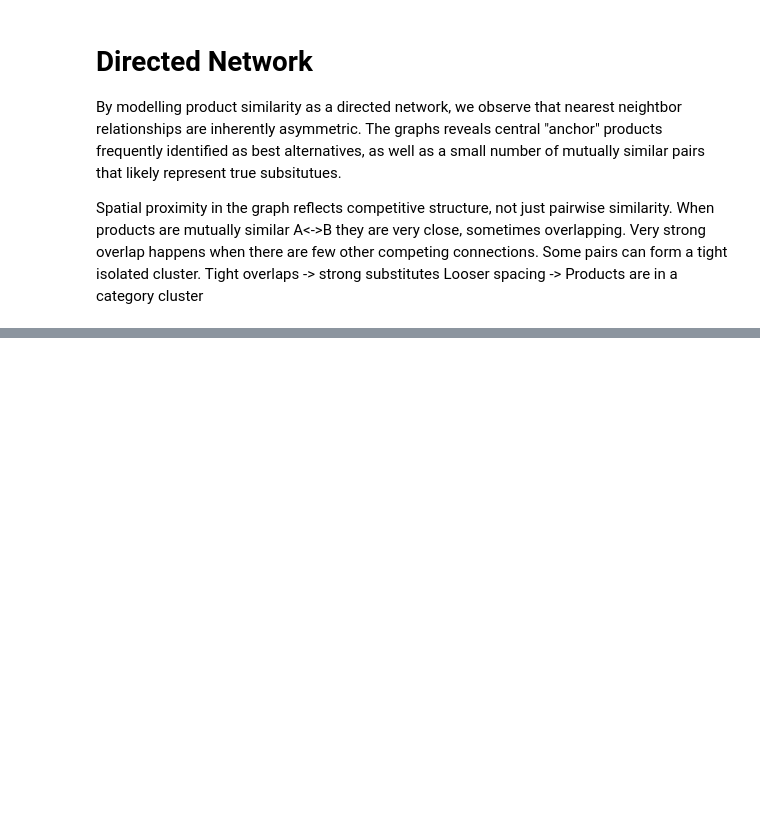
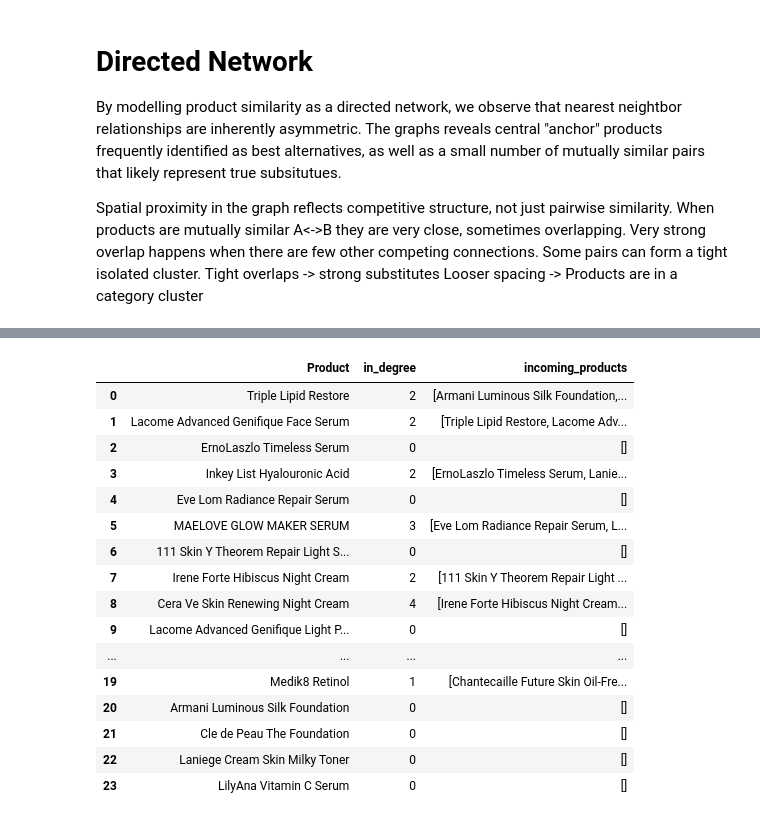
Before and after one commit to NayeliGuzman/cosmetic-ingredients-analyzer, a Jupyter notebook: ingredient-analyzer.ipynb, the cells around one changed output, grey strips where cells are left out. Cells and saved outputs as stored; diff of their text form; code cells hidden in the pictures; blank space fills up the shorter version.

```diff
--- a/ingredient-analyzer.ipynb
+++ b/ingredient-analyzer.ipynb
@@ -143,0 +163,20 @@ plt.show()
+# %%
+anchor_df
+# %% [output]
+|  | Product | in_degree | incoming_products |
+| 0 | Triple Lipid Restore | 2 | [Armani Luminous Silk Foundation,... |
+| 1 | Lacome Advanced Genifique Face Serum | 2 | [Triple Lipid Restore, Lacome Adv... |
+| 2 | ErnoLaszlo Timeless Serum | 0 | [] |
+| 3 | Inkey List Hyalouronic Acid | 2 | [ErnoLaszlo Timeless Serum, Lanie... |
+| 4 | Eve Lom Radiance Repair Serum | 0 | [] |
+| 5 | MAELOVE GLOW MAKER SERUM | 3 | [Eve Lom Radiance Repair Serum, L... |
+| 6 | 111 Skin Y Theorem Repair Light S... | 0 | [] |
+| 7 | Irene Forte Hibiscus Night Cream | 2 | [111 Skin Y Theorem Repair Light ... |
+| 8 | Cera Ve Skin Renewing Night Cream | 4 | [Irene Forte Hibiscus Night Cream... |
+| 9 | Lacome Advanced Genifique Light P... | 0 | [] |
+| ... | ... | ... | ... |
+| 19 | Medik8 Retinol | 1 | [Chantecaille Future Skin Oil-Fre... |
+| 20 | Armani Luminous Silk Foundation | 0 | [] |
+| 21 | Cle de Peau The Foundation | 0 | [] |
+| 22 | Laniege Cream Skin Milky Toner | 0 | [] |
+| 23 | LilyAna Vitamin C Serum | 0 | [] |
```
Also changed, not shown: parts of 9 cells of this notebook, 3 other files.
